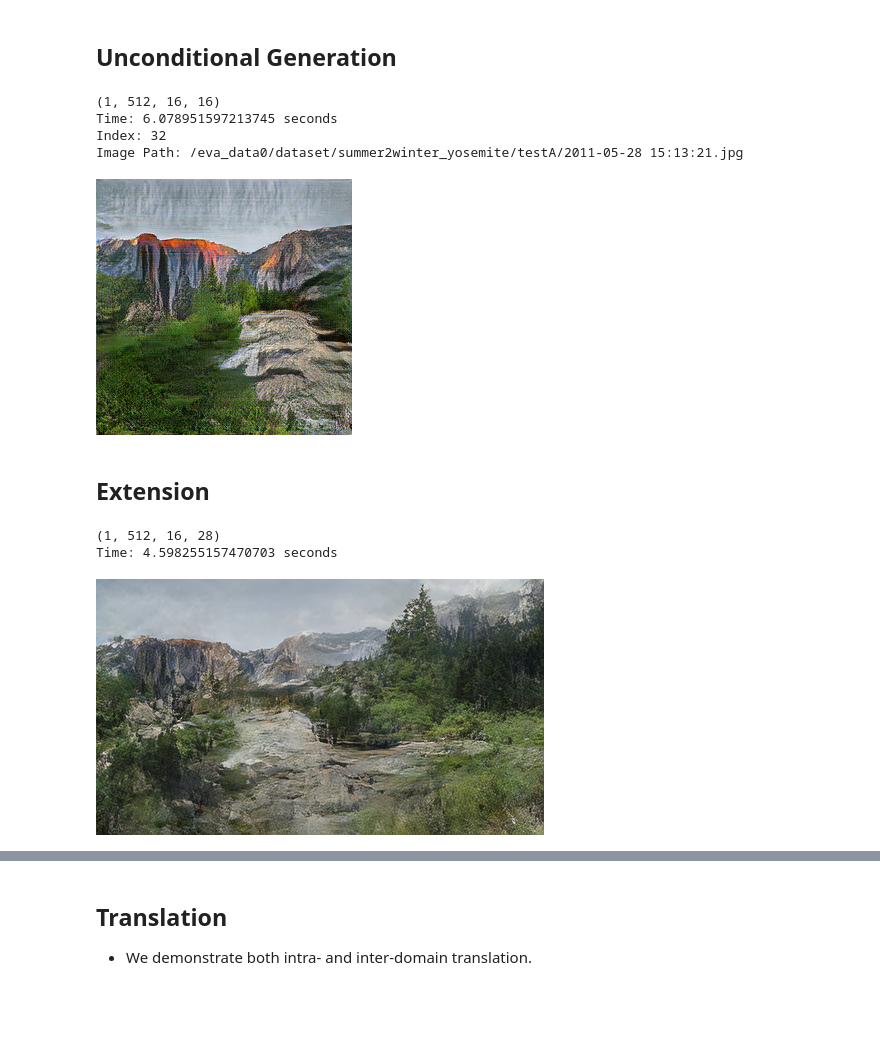
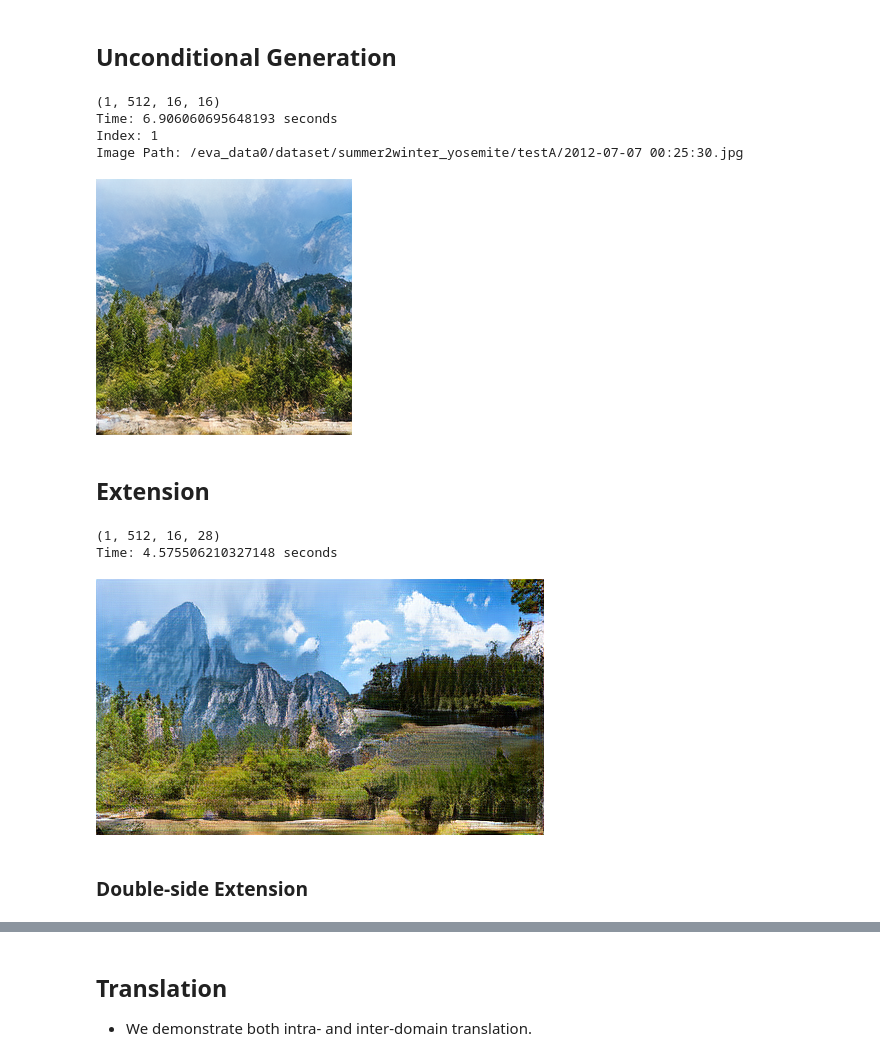
Before and after one commit to cyj407/VQ-I2I, a Jupyter notebook: VQ-I2I-Applications.ipynb, the cells around one changed output, grey strips where cells are left out. Drawn from its saved outputs; the diff is of its cells as text; code cells hidden in the pictures; blank space fills up the shorter version.

```diff
--- a/VQ-I2I-Applications.ipynb
+++ b/VQ-I2I-Applications.ipynb
@@ -22,7 +19,7 @@ def show_image(s):
     display(s)
 # %%
 # seed
-seed = 666
+seed = 3456
 torch.manual_seed(seed)
 random.seed(seed)
 np.random.seed(seed)
@@ -59,15 +56,6 @@ if(os.path.isfile(transformer_model)):
 model = model.to(device)
 model.eval()
 print('Finish Loading!')
-
-if(os.path.isfile(transformer_model)):
-    print('load ' + transformer_model)
-    ck = torch.load( transformer_model, map_location=device)
-    model.load_state_dict(ck['model_state_dict'], strict=False)
-model = model.to(device)
-model.eval()
-
-print('Finish Loading!')
 # %% [output]
 device:  cuda
 Working with z of shape (1, 256, 16, 16) = 65536 dimensions.
@@ -95,18 +81,18 @@ testB_set = dataset_single_enc_sty(root_dir, 'test', 'B', model.first_stage_mode
 ## Unconditional Generation
 # %%
 content_idx = gen_uncond_indices(model, device, target_code_size=16, codebook_size=codebook_size)
-style_ref_img = testA_set[32]
+style_ref_img = testA_set[1]
 
 test_samples = model.decode_to_img(content_idx,
                       (1, codebook_size, content_idx.shape[1], content_idx.shape[2]),
                       style_ref_img['style'], style_ref_img['label'])
 show_image(test_samples)
 # %% [output]
 (1, 512, 16, 16)
-Time: 6.078951597213745 seconds
-Index: 32
-Image Path: /eva_data0/dataset/summer2winter_yosemite/testA/2011-05-28 15:13:21.jpg
+Time: 6.906060695648193 seconds
+Index: 1
+Image Path: /eva_data0/dataset/summer2winter_yosemite/testA/2012-07-07 00:25:30.jpg
-[figure, old version]
+[figure, new version]
 # %% [markdown]
 ## Extension
 # %%
@@ -123,8 +109,10 @@ right_samples = model.decode_to_img(right_content_idx,
 show_image(right_samples)
 # %% [output]
 (1, 512, 16, 28)
-Time: 4.598255157470703 seconds
+Time: 4.575506210327148 seconds
-[figure, old version]
+[figure, new version]
+# %% [markdown]
+### Double-side Extension
 # %%
 flip_content_idx = torch.flip(content_idx, [2])
 print(flip_content_idx.shape)
```
Also changed, not shown: parts of 7 cells of this notebook.
